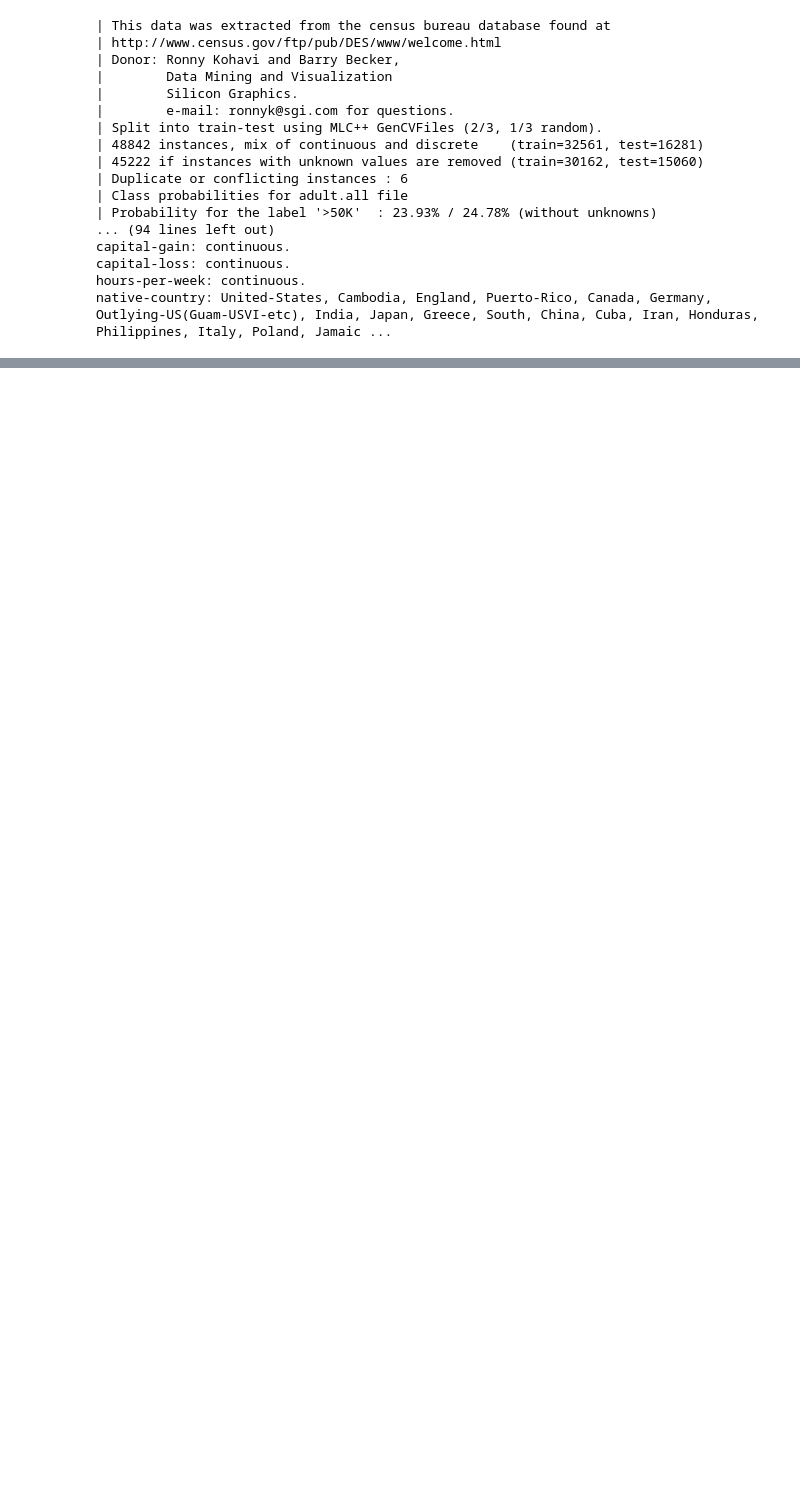
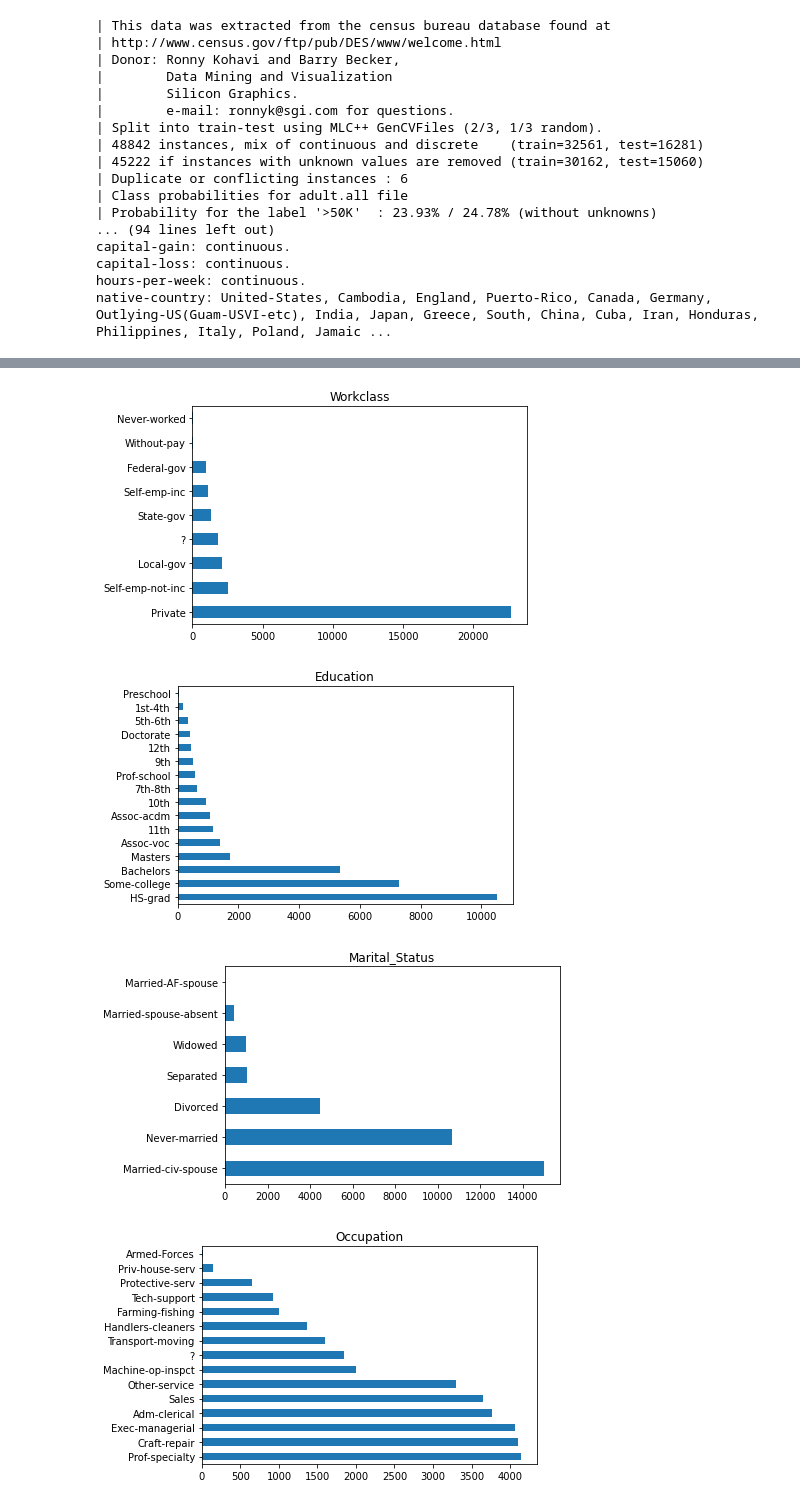
Before and after one commit to FainaBurman/Adult-Dataset-Income-Prediction, a Jupyter notebook: take_home.ipynb, the cells around one changed output, grey strips where cells are left out. Saved outputs shown, nothing was run; the diff lists cells and outputs as text; code cells hidden in the pictures; blank space fills up the shorter version.

```diff
--- a/take_home.ipynb
+++ b/take_home.ipynb
@@ -314,9 +192,0 @@ Index(['workclass', 'education', 'marital_status', 'occupation',
-# %%
-for feature in cat_feat:
-    plt.title(feature.title())
-
-    (df[feature]
-         .value_counts()
-         .plot(kind='barh'))
-
-    plt.show()
@@ -341,5 +192,0 @@ Quite large number of the natice_country=United-States values. This variable can
-# %%
-for feature, values in df[num_feat].iteritems():
-    plt.title(feature.title())
-    values.plot(kind='hist')
-    plt.show()
@@ -592,0 +340,12 @@ NameError: name 'x' is not defined
+# %%
+for feature in object_variables:
+    plt.title(feature.title())
+    (df_train[feature]
+         .value_counts()
+         .plot(kind='barh'))
+    plt.show()
+# %% [output]
+[figure, added]
+[figure, added]
+[figure, added]
+[figure, added]
```
Also changed, not shown: parts of 102 cells of this notebook, 1 other file.
